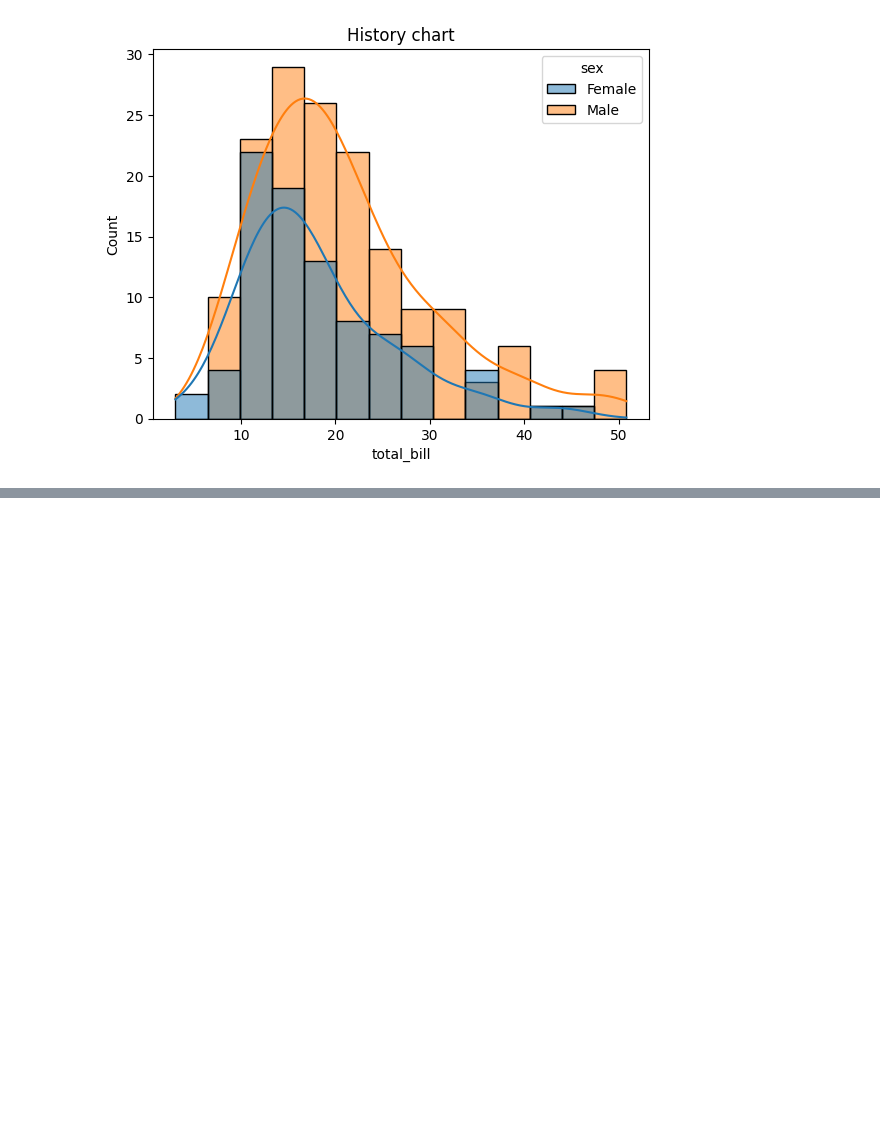
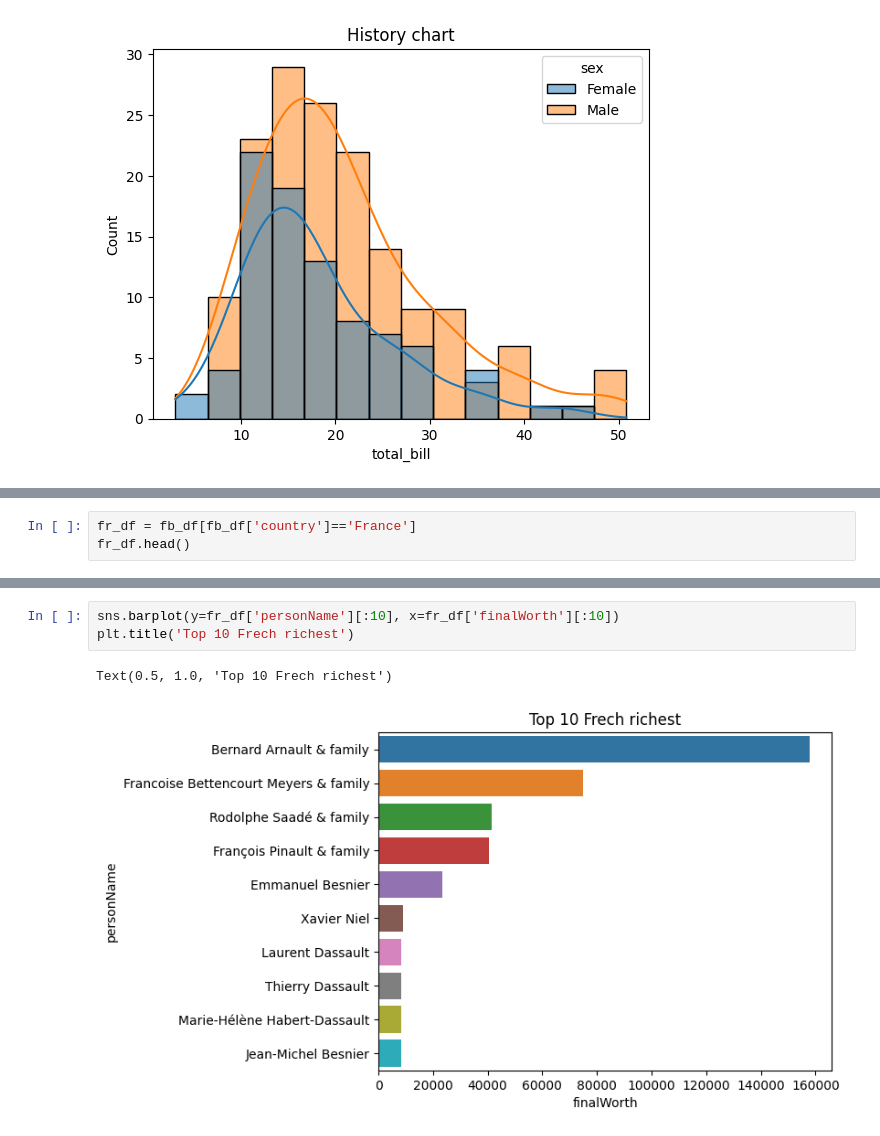
Before and after one commit to trinhntPythonLearning/pandas-learning, a Jupyter notebook: 12.Data-Visualization-seaborn.ipynb, the cells around one changed output, grey strips where cells are left out. Cells and saved outputs as stored; diff of their text form; blank space fills up the shorter version.

```diff
--- a/12.Data-Visualization-seaborn.ipynb
+++ b/12.Data-Visualization-seaborn.ipynb
@@ -39,0 +101,3 @@ plt.show()
+# %%
+fr_df = fb_df[fb_df['country']=='France']
+fr_df.head()
@@ -39,0 +112,6 @@ plt.show()
+# %%
+sns.barplot(y=fr_df['personName'][:10], x=fr_df['finalWorth'][:10])
+plt.title('Top 10 Frech richest')
+# %% [output]
+Text(0.5, 1.0, 'Top 10 Frech richest')
+[figure, added]
```
Also changed, not shown: parts of 14 cells of this notebook.
